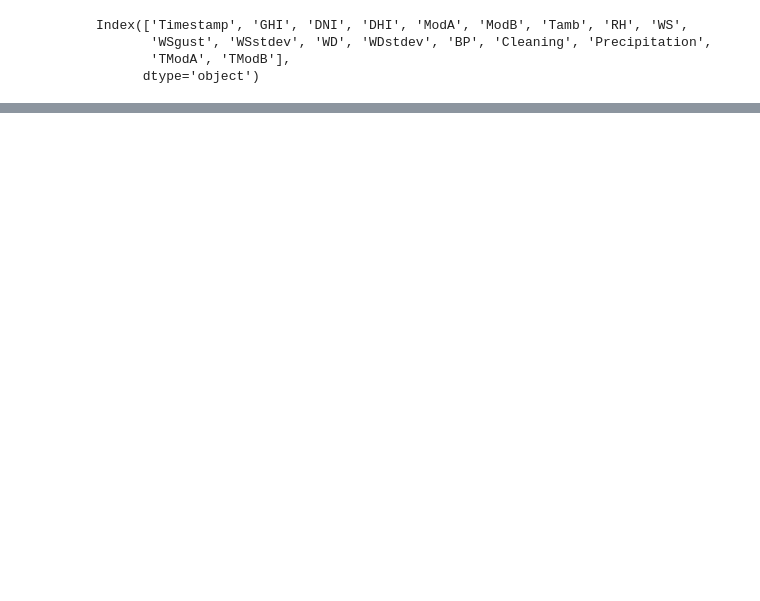
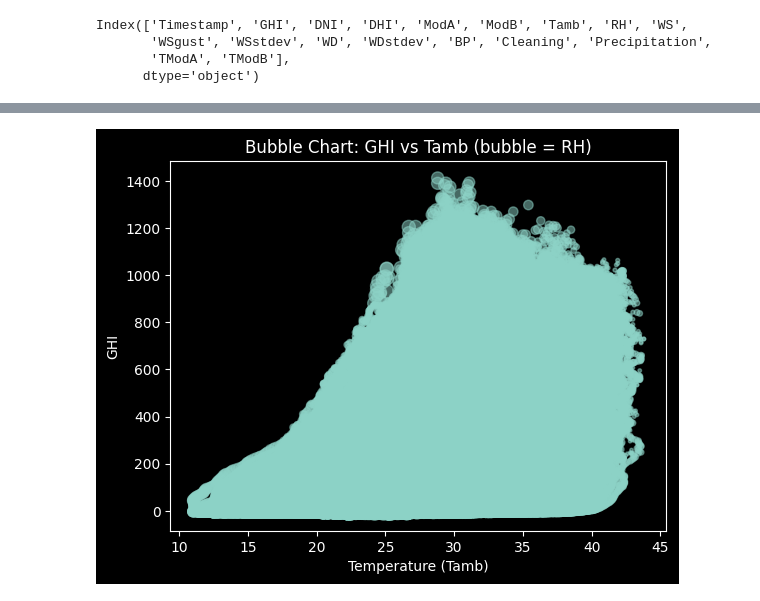
Before and after one commit to zemawi/Solar_Radiation-week0, a Jupyter notebook: notebooks/benin_eda.ipynb, the cells around one changed output, grey strips where cells are left out. Cells and saved outputs as stored; diff of their text form; code cells hidden in the pictures; blank space fills up the shorter version.

```diff
--- a/notebooks/benin_eda.ipynb
+++ b/notebooks/benin_eda.ipynb
@@ -77,0 +286,8 @@ Index(['Timestamp', 'GHI', 'DNI', 'DHI', 'ModA', 'ModB', 'Tamb', 'RH', 'WS',
+# %%
+plt.scatter(benin['Tamb'], benin['GHI'], s=benin['RH'], alpha=0.5)
+plt.xlabel("Temperature (Tamb)")
+plt.ylabel("GHI")
+plt.title("Bubble Chart: GHI vs Tamb (bubble = RH)")
+plt.show()
+# %% [output]
+[figure, added]
```
Also changed, not shown: parts of 41 cells of this notebook, 1 other file.
